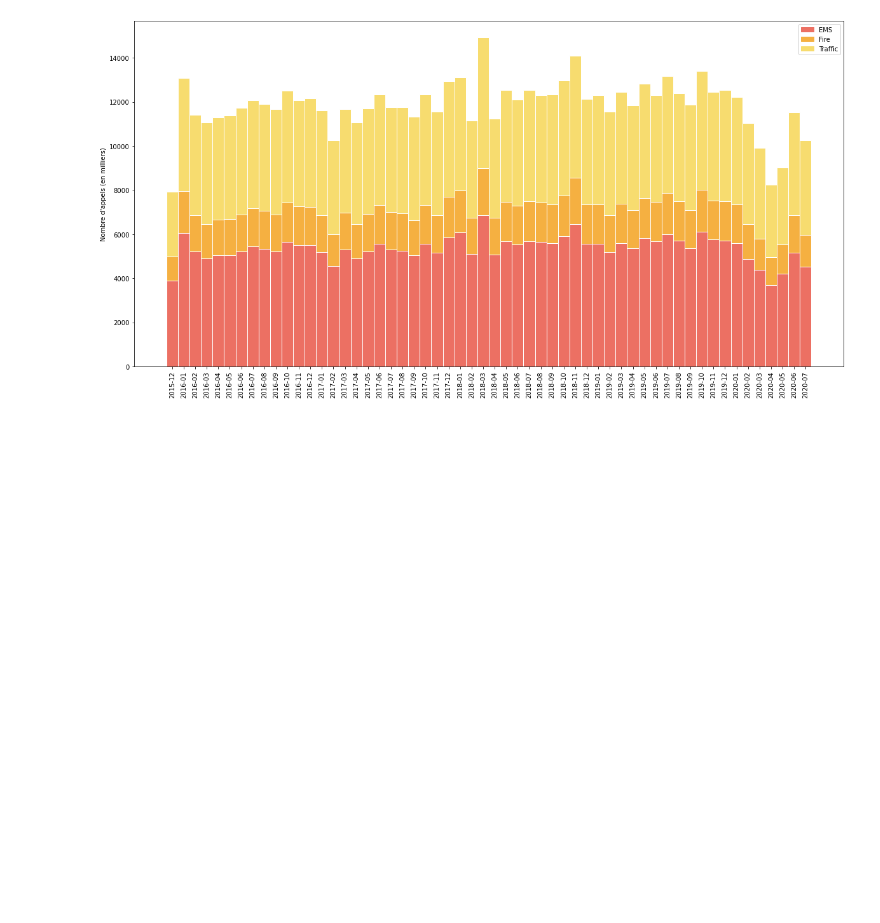
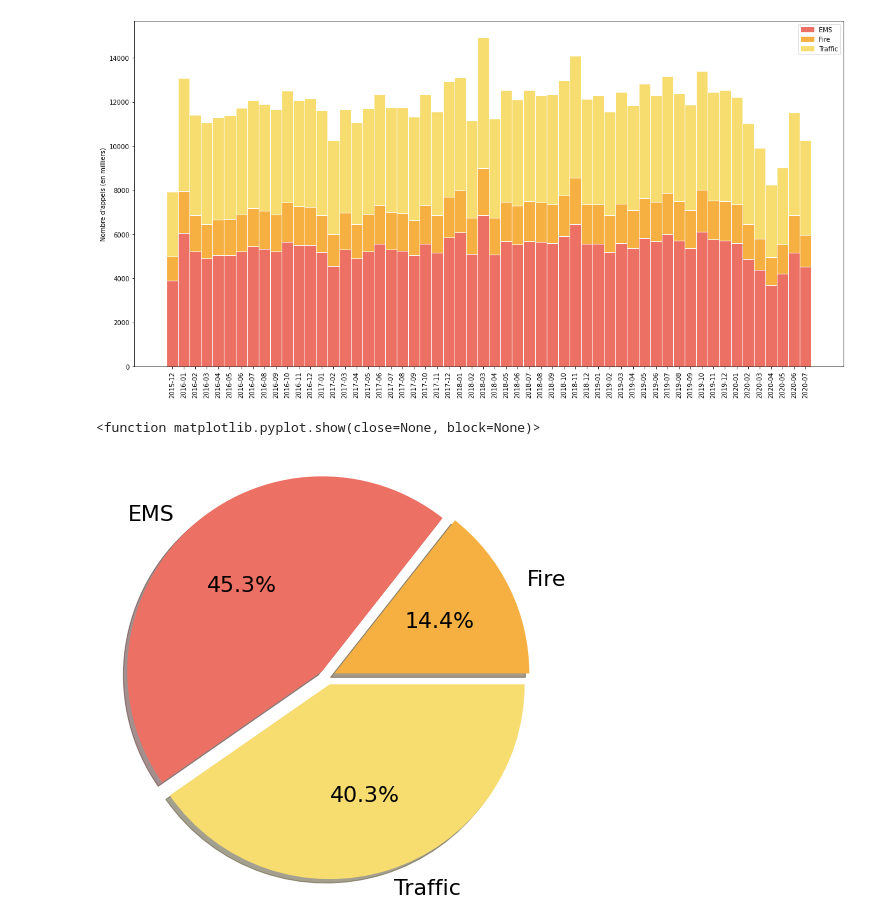
Before and after one commit to chainyo/analyse_donnees, a Jupyter notebook: analyse.ipynb, the cells around one changed output. Drawn from its saved outputs; the diff is of its cells as text; code cells hidden in the pictures; blank space fills up the shorter version.

Commit message:
add pie plot, modif readme

```diff
--- a/analyse.ipynb
+++ b/analyse.ipynb
@@ -112,0 +111,14 @@ plt.show()
+# %%
+# Création du camembert à partir du dictionnaire
+labels = ['Fire', 'EMS', 'Traffic']
+sizes = [type_df.Fire.values.sum(), type_df.EMS.values.sum(), type_df.Traffic.values.sum()]
+explode = (0.04, 0.04, 0.04)
+colors = ['#F5B041', '#EC7063', '#F7DC6F']
+
+plt.figure(figsize=(8,8))
+plt.pie(sizes, labels=labels, explode=explode, autopct='%1.1f%%', shadow=True, colors=colors, textprops={'fontsize':22})
+plt.axis('equal')
+plt.show
+# %% [output]
+<function matplotlib.pyplot.show(close=None, block=None)>
+[figure, added]
```
Also changed, not shown: parts of 2 cells of this notebook, 1 other file.
